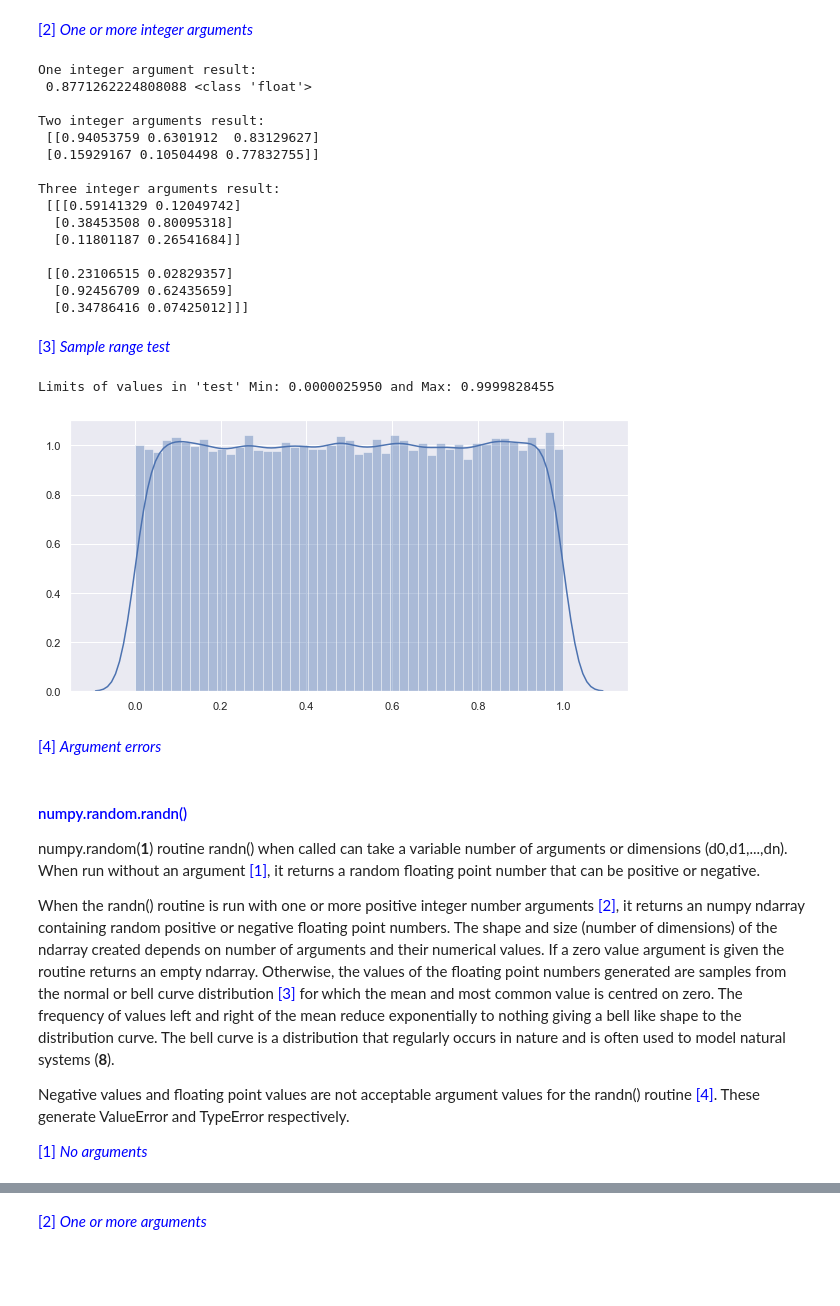
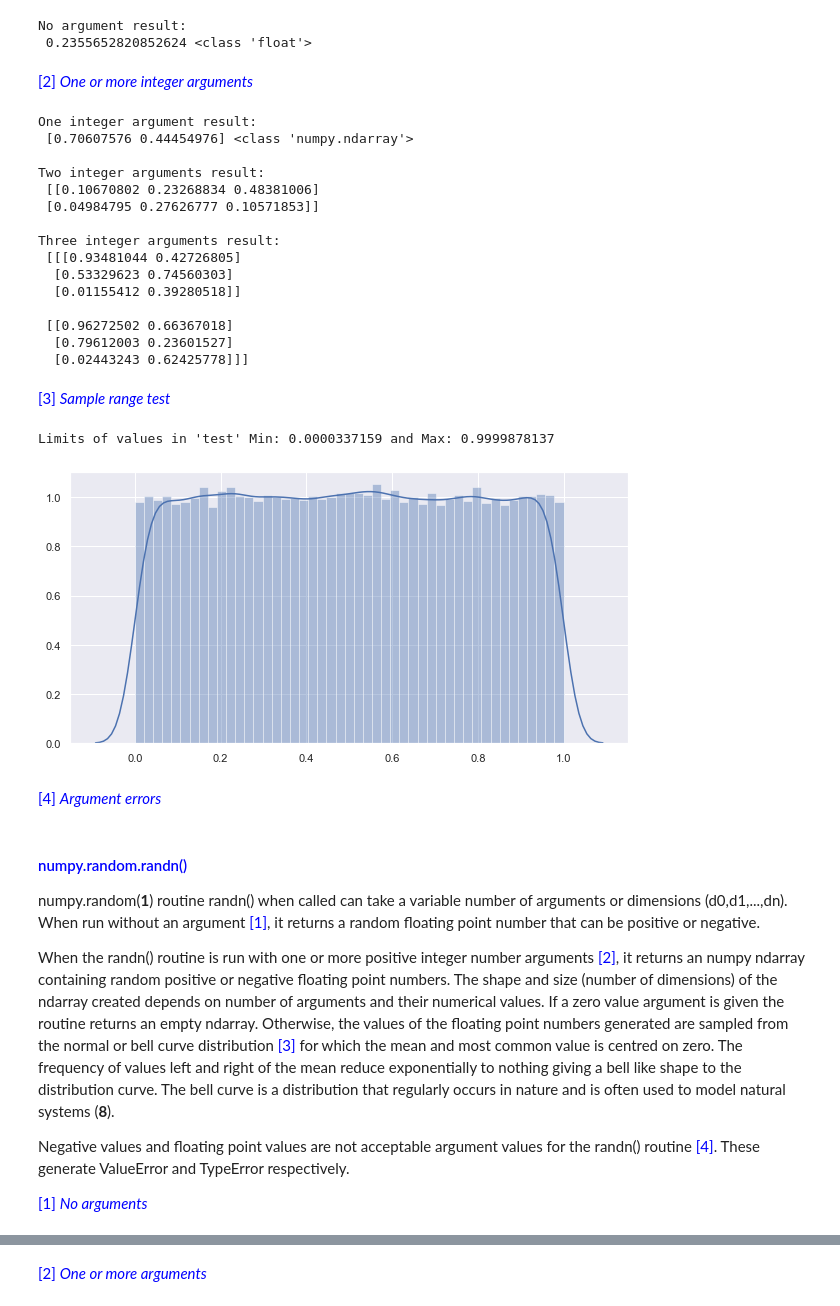
Before and after one commit to markcot/ProgrammingFDA-Assignment, a Jupyter notebook: numpy-random-review.ipynb, the cells around one changed output, grey strips where cells are left out. Cells and saved outputs as stored; diff of their text form; code cells hidden in the pictures; blank space fills up the shorter version.

```diff
--- a/numpy-random-review.ipynb
+++ b/numpy-random-review.ipynb
@@ -59,8 +60,17 @@ Zero value, negative values and floating point values are not acceptable argumen
+# %%
+# rand() routine with no argument
+test = np.random.rand()
+# Display result of test
+print("No argument result:\n",
+      test, type(test), "\n")
+# %% [output]
+No argument result:
+ 0.2355652820852624 <class 'float'>
 # %% [markdown]
 <font color='blue'>[2] _One or more integer arguments_ </font>
 # %%
 # rand() routine with one integer argument
-test = np.random.rand()
+test = np.random.rand(2)
 # Display result of test
 print("One integer argument result:\n",
       test, type(test), "\n")
@@ -74,36 +84,37 @@ print("Three integer arguments result:\n",
       np.random.rand(2,3,2))
 # %% [output]
 One integer argument result:
- 0.8771262224808088 <class 'float'>
+ [0.70607576 0.44454976] <class 'numpy.ndarray'>
 
 Two integer arguments result:
- [[0.94053759 0.6301912  0.83129627]
- [0.15929167 0.10504498 0.77832755]]
+ [[0.10670802 0.23268834 0.48381006]
+ [0.04984795 0.27626777 0.10571853]]
 
 Three integer arguments result:
- [[[0.59141329 0.12049742]
-  [0.38453508 0.80095318]
-  [0.11801187 0.26541684]]
+ [[[0.93481044 0.42726805]
+  [0.53329623 0.74560303]
+  [0.01155412 0.39280518]]
 
- [[0.23106515 0.02829357]
-  [0.92456709 0.62435659]
-  [0.34786416 0.07425012]]]
+ [[0.96272502 0.66367018]
+  [0.79612003 0.23601527]
+  [0.02443243 0.62425778]]]
 # %% [markdown]
 <font color='blue'>[3] _Sample range test_ </font>
 # %%
 # Create test 1-d arrary with 100,000 sample values
 test = np.random.rand(100000)
 # Print Min and Max value in 'test' to 10 decimal places
-print("Limits of values in 'test' Min: {:,.10f} and Max: {:,.10f}".format(test.min(), test.max()))
+print("Limits of values in 'test' Min: {:,.10f} and Max: {:,.10f}".format(
+    test.min(), test.max()))
 # Plot distribution of values in test
 # Set seaborn plot size. Code adapted from https://stackoverflow.com/a/47955814
 sns.set(rc={'figure.figsize':(10,5)})
 # Display plot
 # Code adapted from https://seaborn.pydata.org/tutorial/distributions.html
 plot = sns.distplot(test);
 # %% [output]
-Limits of values in 'test' Min: 0.0000025950 and Max: 0.9999828455
+Limits of values in 'test' Min: 0.0000337159 and Max: 0.9999878137
-[figure, old version]
+[figure, new version]
 # %% [markdown]
 <font color='blue'>[4] _Argument errors_ </font>
 # %%
@@ -120,7 +131,7 @@ Limits of values in 'test' Min: 0.0000025950 and Max: 0.9999828455
 numpy.random(**1**) routine randn() when called can take a variable number of arguments or dimensions (d0,d1,...,dn).
 When run without an argument <font color='blue'>[1]</font>, it returns a random floating point number that can be positive or negative.
 
-When the randn() routine is run with one or more positive integer number arguments <font color='blue'>[2]</font>, it returns an numpy ndarray containing random positive or negative floating point numbers. The shape and size (number of dimensions) of the ndarray created depends on number of arguments and their numerical values. If a zero value argument is given the routine returns an empty ndarray. Otherwise, the values of the floating point numbers generated are samples from the normal or bell curve distribution <font color='blue'>[3]</font> for which the mean and most common value is centred on zero. The frequency of values left and right of the mean reduce exponentially to nothing giving a bell like shape to the distribution curve. The bell curve is a distribution that regularly occurs in nature and is often used to model natural systems (**8**).
+When the randn() routine is run with one or more positive integer number arguments <font color='blue'>[2]</font>, it returns an numpy ndarray containing random positive or negative floating point numbers. The shape and size (number of dimensions) of the ndarray created depends on number of arguments and their numerical values. If a zero value argument is given the routine returns an empty ndarray. Otherwise, the values of the floating point numbers generated are sampled from the normal or bell curve distribution <font color='blue'>[3]</font> for which the mean and most common value is centred on zero. The frequency of values left and right of the mean reduce exponentially to nothing giving a bell like shape to the distribution curve. The bell curve is a distribution that regularly occurs in nature and is often used to model natural systems (**8**).
 
 Negative values and floating point values are not acceptable argument values for the randn() routine <font color='blue'>[4]</font>. These generate ValueError and TypeError respectively.
 
```
Also changed, not shown: parts of 15 cells of this notebook.
